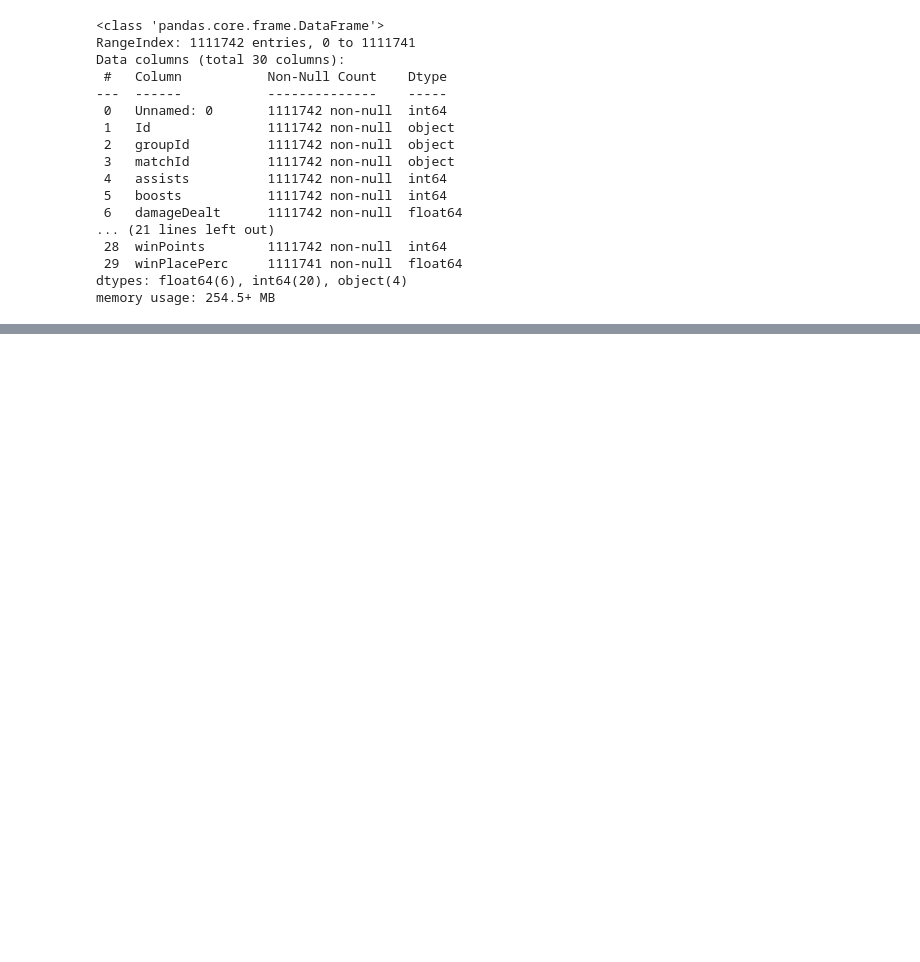
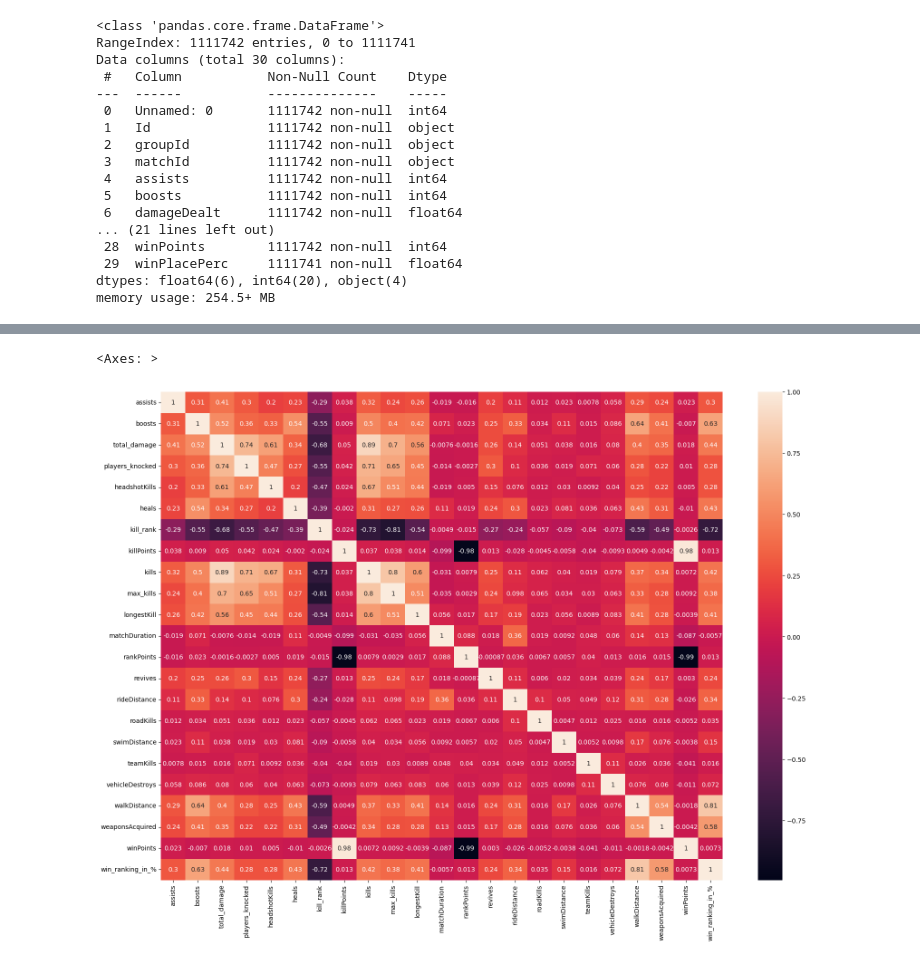
Before and after one commit to AnoopGeorge418/Player-s-In_Game-Performance_Score-Prediction, a Jupyter notebook: notebooks/1. Data_Collection_EDA.ipynb, the cells around one changed output, grey strips where cells are left out. Saved outputs shown, nothing was run; the diff lists cells and outputs as text; code cells hidden in the pictures; blank space fills up the shorter version.

```diff
--- a/notebooks/1. Data_Collection_EDA.ipynb
+++ b/notebooks/1. Data_Collection_EDA.ipynb
@@ -35,0 +355,3 @@ memory usage: 254.5+ MB
+# %%
+numerical_columns = df.select_dtypes(include=['int64', 'float64'])
+numerical_columns.corr()
@@ -35,0 +377,6 @@ memory usage: 254.5+ MB
+# %%
+plt.figure(figsize=(20, 14))
+sns.heatmap(numerical_columns.corr(), annot=True)
+# %% [output]
+<Axes: >
+[figure, added]
```
Also changed, not shown: parts of 59 cells of this notebook, 10 other files.
